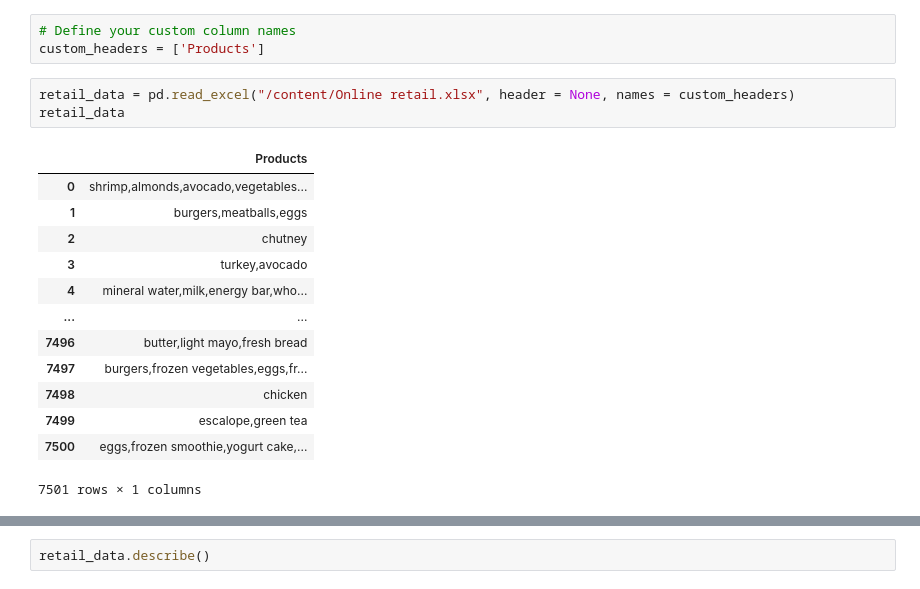
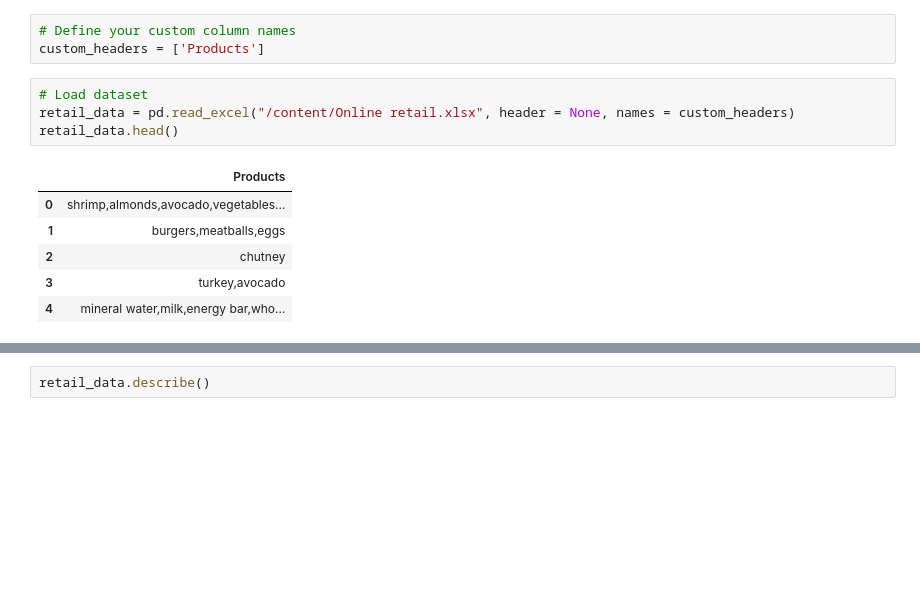
Before and after one commit to hemanthnagaraj/ExcelR-Assignments, a Jupyter notebook: Association_Rules.ipynb, the cells around one changed output, grey strips where cells are left out. Drawn from its saved outputs; the diff is of its cells as text; blank space fills up the shorter version.

```diff
--- a/Association_Rules.ipynb
+++ b/Association_Rules.ipynb
@@ -15,19 +17,13 @@ Pre-process the dataset to ensure it is suitable for Association rules, this may
 # Define your custom column names
 custom_headers = ['Products']
 # %%
+# Load dataset
 retail_data = pd.read_excel("/content/Online retail.xlsx", header = None, names = custom_headers)
-retail_data
+retail_data.head()
 # %% [output]
 |  | Products |
 | 0 | shrimp,almonds,avocado,vegetables... |
 | 1 | burgers,meatballs,eggs |
 | 2 | chutney |
 | 3 | turkey,avocado |
 | 4 | mineral water,milk,energy bar,who... |
-| ... | ... |
-| 7496 | butter,light mayo,fresh bread |
-| 7497 | burgers,frozen vegetables,eggs,fr... |
-| 7498 | chicken |
-| 7499 | escalope,green tea |
-| 7500 | eggs,frozen smoothie,yogurt cake,... |
-7501 rows × 1 columns
```
Also changed, not shown: parts of 11 cells of this notebook.
